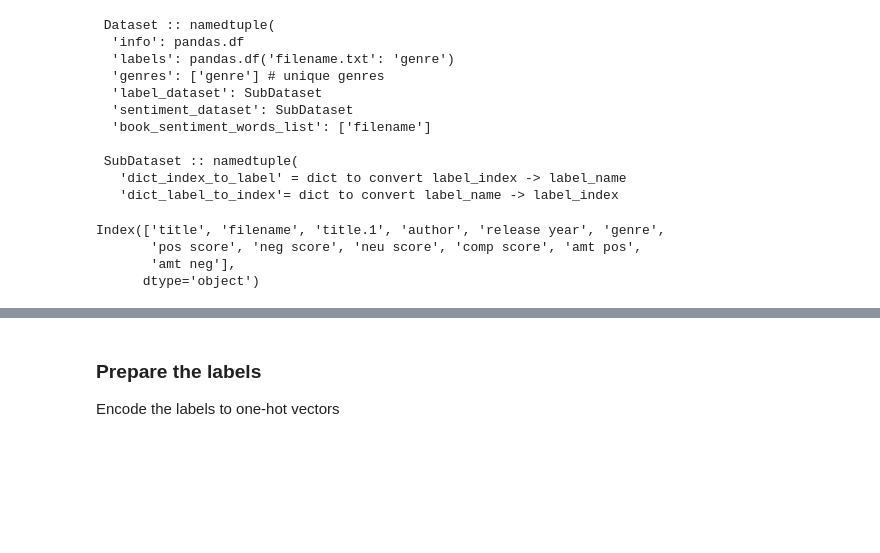
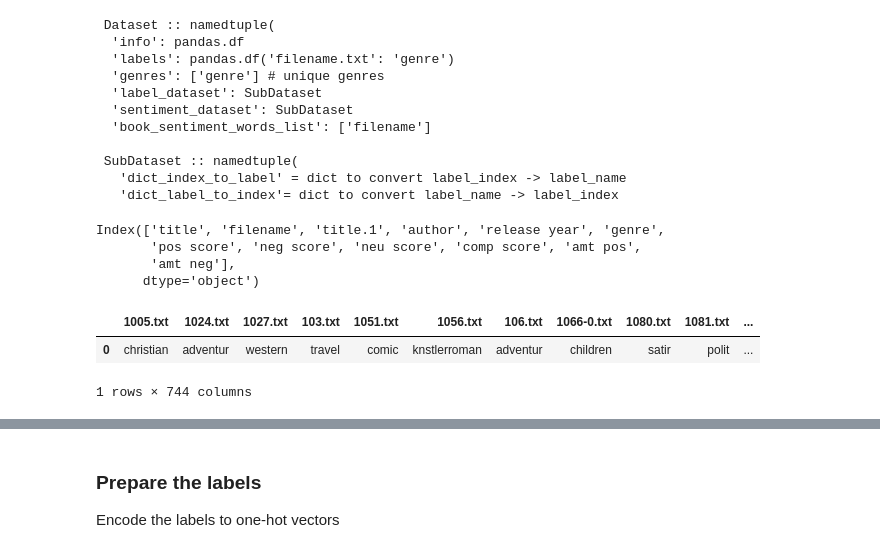
Before and after one commit to voschezang/book-genre-prediction, a Jupyter notebook: src/ml.ipynb, the cells around one changed output, grey strips where cells are left out. Drawn from its saved outputs; the diff is of its cells as text; code cells hidden in the pictures; blank space fills up the shorter version.

```diff
--- a/src/ml.ipynb
+++ b/src/ml.ipynb
@@ -45,3 +52,9 @@ Index(['title', 'filename', 'title.1', 'author', 'release year', 'genre',
+# %%
+dataset.labels
+# %% [output]
+|  | 1005.txt | 1024.txt | 1027.txt | 103.txt | 1051.txt | 1056.txt | 106.txt | 1066-0.txt | 1080.txt | 1081.txt | ... |
+| 0 | christian | adventur | western | travel | comic | knstlerroman | adventur | children | satir | polit | ... |
+1 rows × 744 columns
 # %%
 dataset.info
 # %% [output]
```
Also changed, not shown: parts of 35 cells of this notebook, 7 other files.
